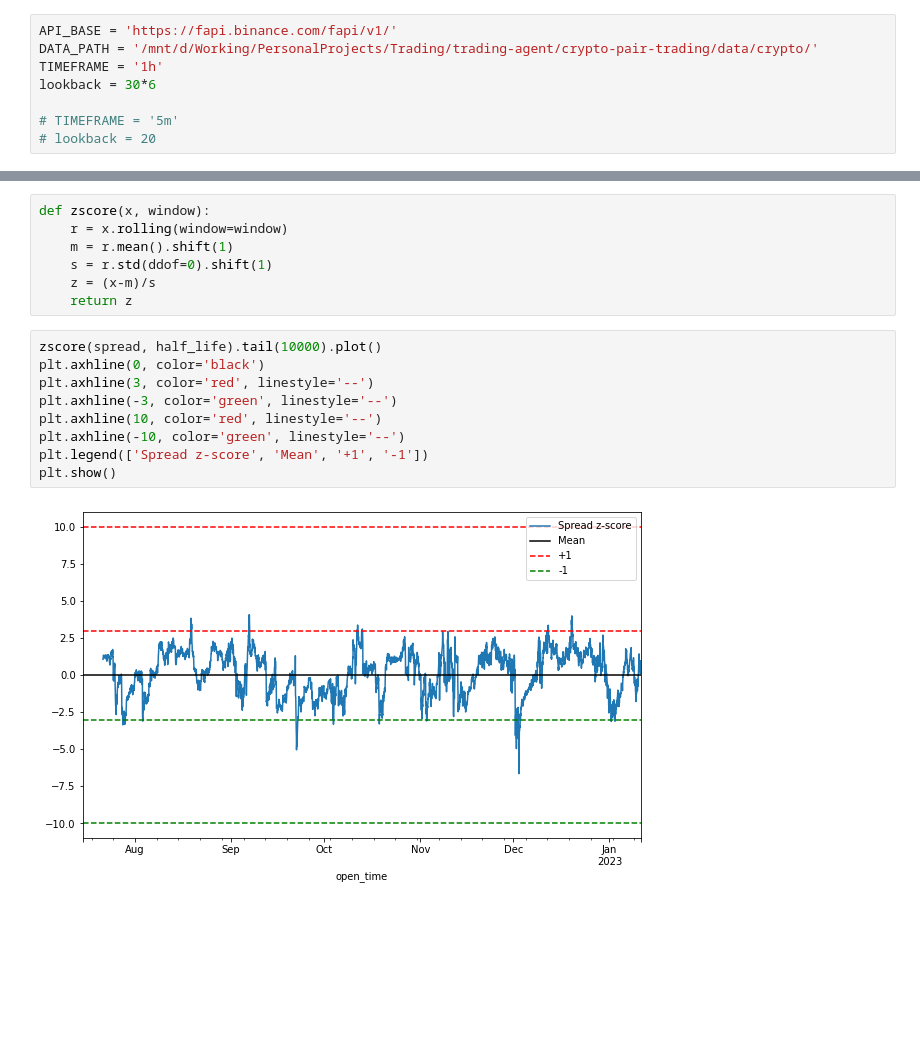
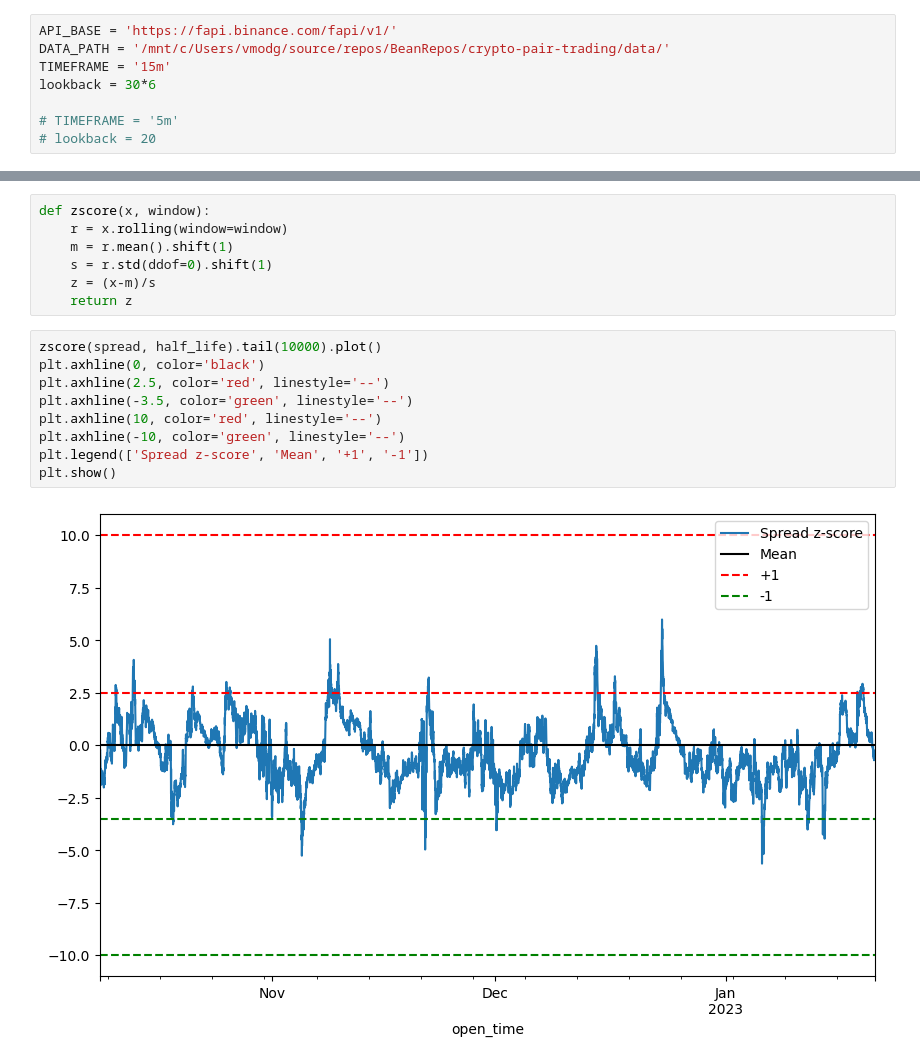
Before and after one commit to beannguyen/crypto-pair-trading, a Jupyter notebook: src/research/Live Test Crypto Pair Trading with Johansen Test.ipynb, the cells around one changed output, grey strips where cells are left out. Drawn from its saved outputs; the diff is of its cells as text; blank space fills up the shorter version.

```diff
--- a/src/research/Live Test Crypto Pair Trading with Johansen Test.ipynb
+++ b/src/research/Live Test Crypto Pair Trading with Johansen Test.ipynb
@@ -20,7 +22,7 @@ plt.ioff()
 # %%
 API_BASE = 'https://fapi.binance.com/fapi/v1/'
-DATA_PATH = '/mnt/d/Working/PersonalProjects/Trading/trading-agent/crypto-pair-trading/data/crypto/'
-TIMEFRAME = '1h'
+DATA_PATH = '/mnt/c/Users/vmodg/source/repos/BeanRepos/crypto-pair-trading/data/'
+TIMEFRAME = '15m'
 lookback = 30*6
 
 # TIMEFRAME = '5m'
@@ -401,11 +396,11 @@ def zscore(x, window):
 # %%
 zscore(spread, half_life).tail(10000).plot()
 plt.axhline(0, color='black')
-plt.axhline(3, color='red', linestyle='--')
-plt.axhline(-3, color='green', linestyle='--')
+plt.axhline(2.5, color='red', linestyle='--')
+plt.axhline(-3.5, color='green', linestyle='--')
 plt.axhline(10, color='red', linestyle='--')
 plt.axhline(-10, color='green', linestyle='--')
 plt.legend(['Spread z-score', 'Mean', '+1', '-1'])
 plt.show()
 # %% [output]
-[figure, old version]
+[figure, new version]
```
Also changed, not shown: parts of 8 cells of this notebook, 4 other files.
